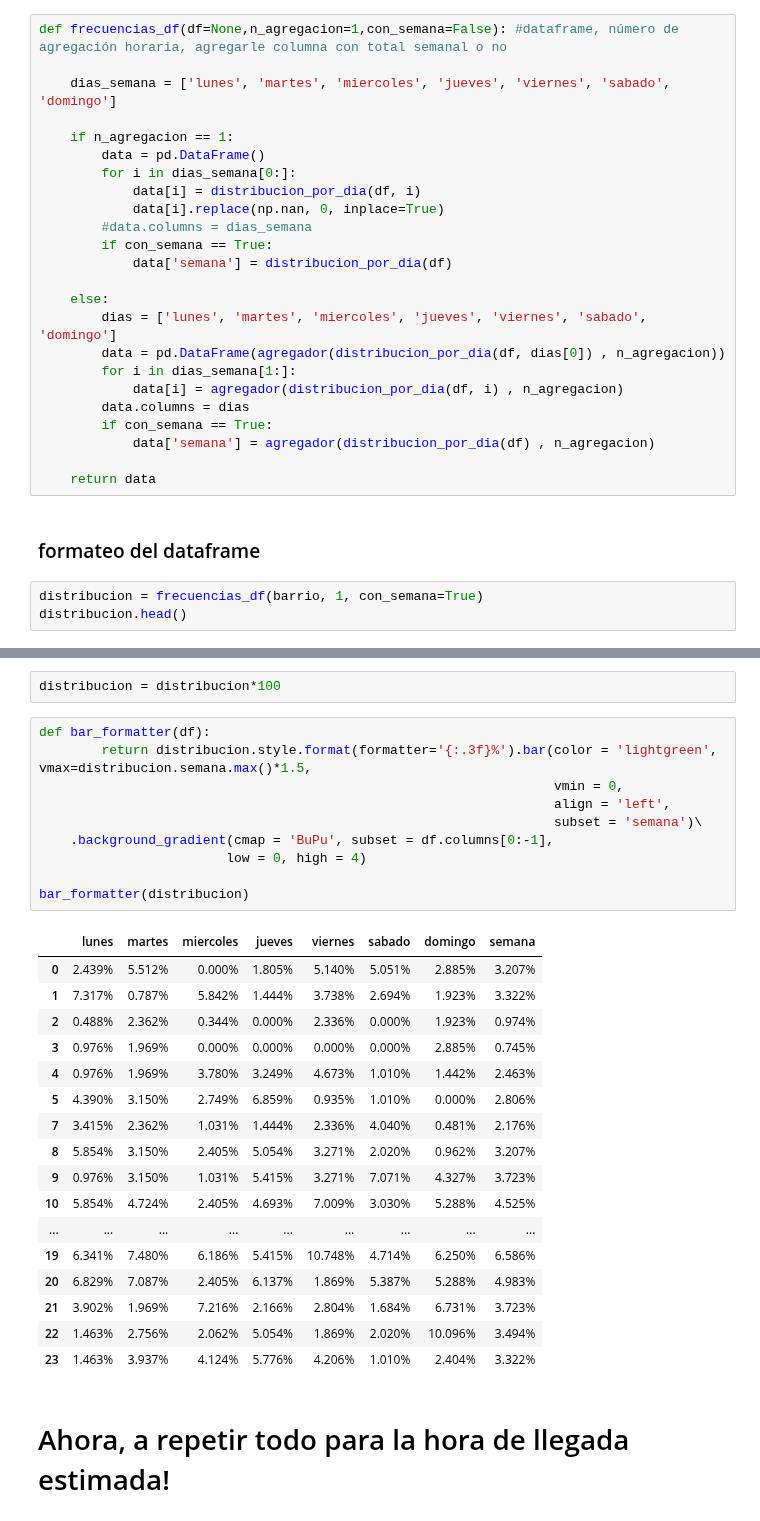
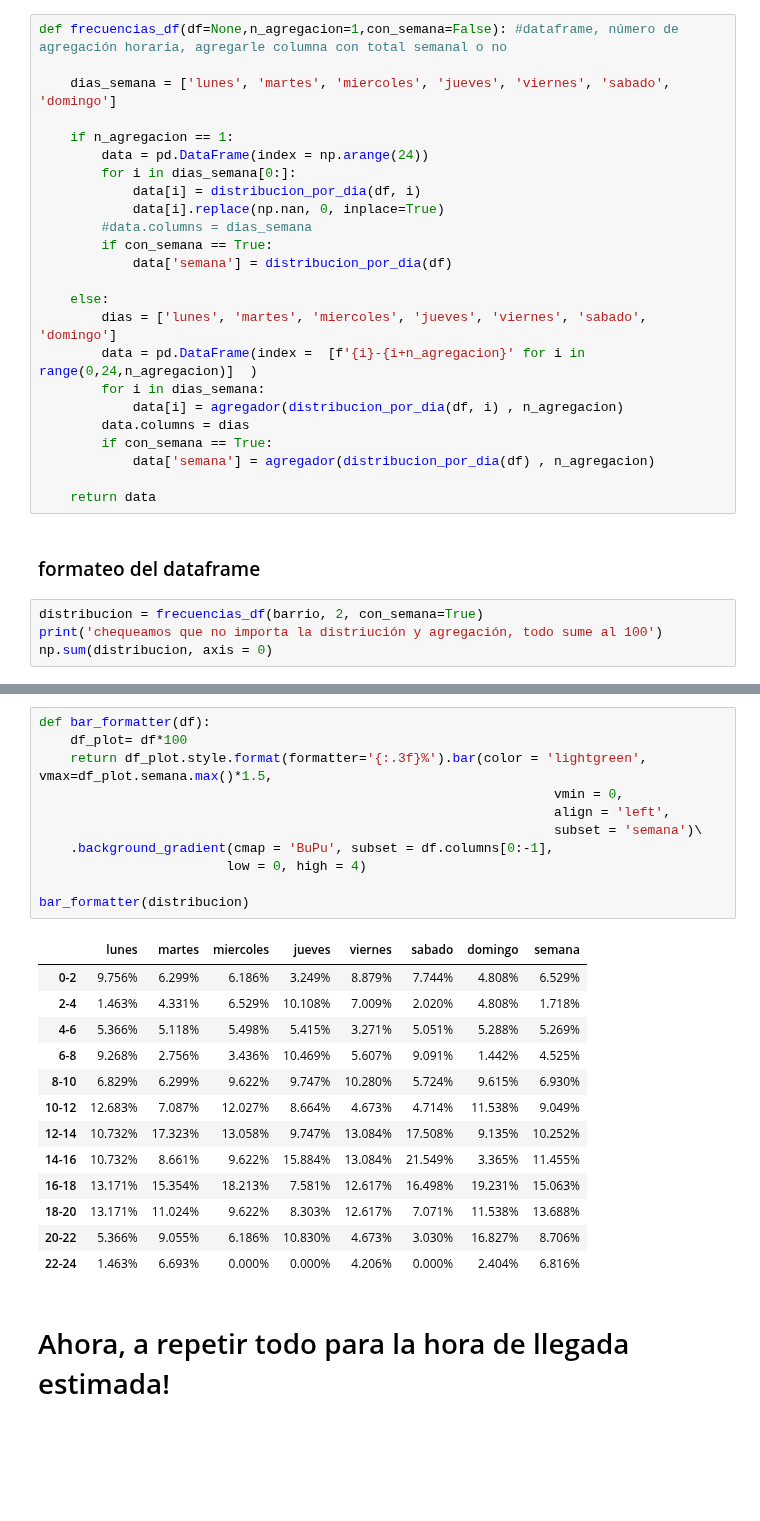
Before and after one commit to julietahocsman/goproject, a Jupyter notebook: notebooks/notebooks_analisis/AnalisisDiario.ipynb, the cells around one changed output, grey strips where cells are left out. Cells and saved outputs as stored; diff of their text form; blank space fills up the shorter version.

```diff
--- a/notebooks/notebooks_analisis/AnalisisDiario.ipynb
+++ b/notebooks/notebooks_analisis/AnalisisDiario.ipynb
@@ -143,7 +143,7 @@ def frecuencias_df(df=None,n_agregacion=1,con_semana=False): #dataframe, número
     dias_semana = ['lunes', 'martes', 'miercoles', 'jueves', 'viernes', 'sabado', 'domingo']
 
     if n_agregacion == 1:
-        data = pd.DataFrame()
+        data = pd.DataFrame(index = np.arange(24))
         for i in dias_semana[0:]:
             data[i] = distribucion_por_dia(df, i)
             data[i].replace(np.nan, 0, inplace=True)
@@ -153,8 +153,8 @@ def frecuencias_df(df=None,n_agregacion=1,con_semana=False): #dataframe, número
 
     else:
         dias = ['lunes', 'martes', 'miercoles', 'jueves', 'viernes', 'sabado', 'domingo']
-        data = pd.DataFrame(agregador(distribucion_por_dia(df, dias[0]) , n_agregacion))
-        for i in dias_semana[1:]:
+        data = pd.DataFrame(index =  [f'{i}-{i+n_agregacion}' for i in range(0,24,n_agregacion)]  )
+        for i in dias_semana:
             data[i] = agregador(distribucion_por_dia(df, i) , n_agregacion)
         data.columns = dias
         if con_semana == True:
@@ -164,6 +164,7 @@ def frecuencias_df(df=None,n_agregacion=1,con_semana=False): #dataframe, número
 # %% [markdown]
 ### formateo del dataframe
 # %%
-distribucion = frecuencias_df(barrio, 1, con_semana=True)
-distribucion.head()
+distribucion = frecuencias_df(barrio, 2, con_semana=True)
+print('chequeamos que no importa la distriución y agregación, todo sume al 100')
+np.sum(distribucion, axis = 0)
 # %% [output]
@@ -176,32 +181,27 @@ distribucion.head()
-# %%
-distribucion = distribucion*100
 # %%
 def bar_formatter(df):
-        return distribucion.style.format(formatter='{:.3f}%').bar(color = 'lightgreen', vmax=distribucion.semana.max()*1.5,
+    df_plot= df*100
+    return df_plot.style.format(formatter='{:.3f}%').bar(color = 'lightgreen', vmax=df_plot.semana.max()*1.5,
                                                                   vmin = 0,
                                                                   align = 'left',
                                                                   subset = 'semana')\
     .background_gradient(cmap = 'BuPu', subset = df.columns[0:-1],
                         low = 0, high = 4)
 
 bar_formatter(distribucion)
 # %% [output]
 |  | lunes | martes | miercoles | jueves | viernes | sabado | domingo | semana |
-| 0 | 2.439% | 5.512% | 0.000% | 1.805% | 5.140% | 5.051% | 2.885% | 3.207% |
-| 1 | 7.317% | 0.787% | 5.842% | 1.444% | 3.738% | 2.694% | 1.923% | 3.322% |
-| 2 | 0.488% | 2.362% | 0.344% | 0.000% | 2.336% | 0.000% | 1.923% | 0.974% |
-| 3 | 0.976% | 1.969% | 0.000% | 0.000% | 0.000% | 0.000% | 2.885% | 0.745% |
-| 4 | 0.976% | 1.969% | 3.780% | 3.249% | 4.673% | 1.010% | 1.442% | 2.463% |
-| 5 | 4.390% | 3.150% | 2.749% | 6.859% | 0.935% | 1.010% | 0.000% | 2.806% |
-| 7 | 3.415% | 2.362% | 1.031% | 1.444% | 2.336% | 4.040% | 0.481% | 2.176% |
-| 8 | 5.854% | 3.150% | 2.405% | 5.054% | 3.271% | 2.020% | 0.962% | 3.207% |
-| 9 | 0.976% | 3.150% | 1.031% | 5.415% | 3.271% | 7.071% | 4.327% | 3.723% |
-| 10 | 5.854% | 4.724% | 2.405% | 4.693% | 7.009% | 3.030% | 5.288% | 4.525% |
-| ... | ... | ... | ... | ... | ... | ... | ... | ... |
-| 19 | 6.341% | 7.480% | 6.186% | 5.415% | 10.748% | 4.714% | 6.250% | 6.586% |
-| 20 | 6.829% | 7.087% | 2.405% | 6.137% | 1.869% | 5.387% | 5.288% | 4.983% |
-| 21 | 3.902% | 1.969% | 7.216% | 2.166% | 2.804% | 1.684% | 6.731% | 3.723% |
-| 22 | 1.463% | 2.756% | 2.062% | 5.054% | 1.869% | 2.020% | 10.096% | 3.494% |
-| 23 | 1.463% | 3.937% | 4.124% | 5.776% | 4.206% | 1.010% | 2.404% | 3.322% |
+| 0-2 | 9.756% | 6.299% | 6.186% | 3.249% | 8.879% | 7.744% | 4.808% | 6.529% |
+| 2-4 | 1.463% | 4.331% | 6.529% | 10.108% | 7.009% | 2.020% | 4.808% | 1.718% |
+| 4-6 | 5.366% | 5.118% | 5.498% | 5.415% | 3.271% | 5.051% | 5.288% | 5.269% |
+| 6-8 | 9.268% | 2.756% | 3.436% | 10.469% | 5.607% | 9.091% | 1.442% | 4.525% |
+| 8-10 | 6.829% | 6.299% | 9.622% | 9.747% | 10.280% | 5.724% | 9.615% | 6.930% |
+| 10-12 | 12.683% | 7.087% | 12.027% | 8.664% | 4.673% | 4.714% | 11.538% | 9.049% |
+| 12-14 | 10.732% | 17.323% | 13.058% | 9.747% | 13.084% | 17.508% | 9.135% | 10.252% |
+| 14-16 | 10.732% | 8.661% | 9.622% | 15.884% | 13.084% | 21.549% | 3.365% | 11.455% |
+| 16-18 | 13.171% | 15.354% | 18.213% | 7.581% | 12.617% | 16.498% | 19.231% | 15.063% |
+| 18-20 | 13.171% | 11.024% | 9.622% | 8.303% | 12.617% | 7.071% | 11.538% | 13.688% |
+| 20-22 | 5.366% | 9.055% | 6.186% | 10.830% | 4.673% | 3.030% | 16.827% | 8.706% |
+| 22-24 | 1.463% | 6.693% | 0.000% | 0.000% | 4.206% | 0.000% | 2.404% | 6.816% |
 # %% [markdown]
 # Ahora, a repetir todo para la hora de llegada estimada!
```
Also changed, not shown: parts of 2 cells of this notebook, 2 other files.
